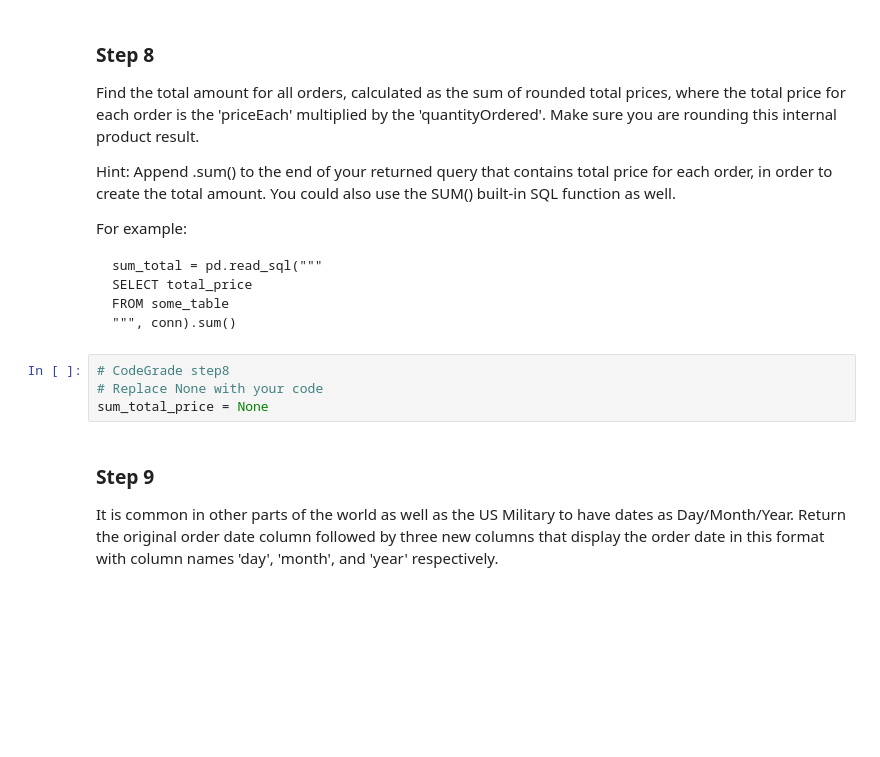
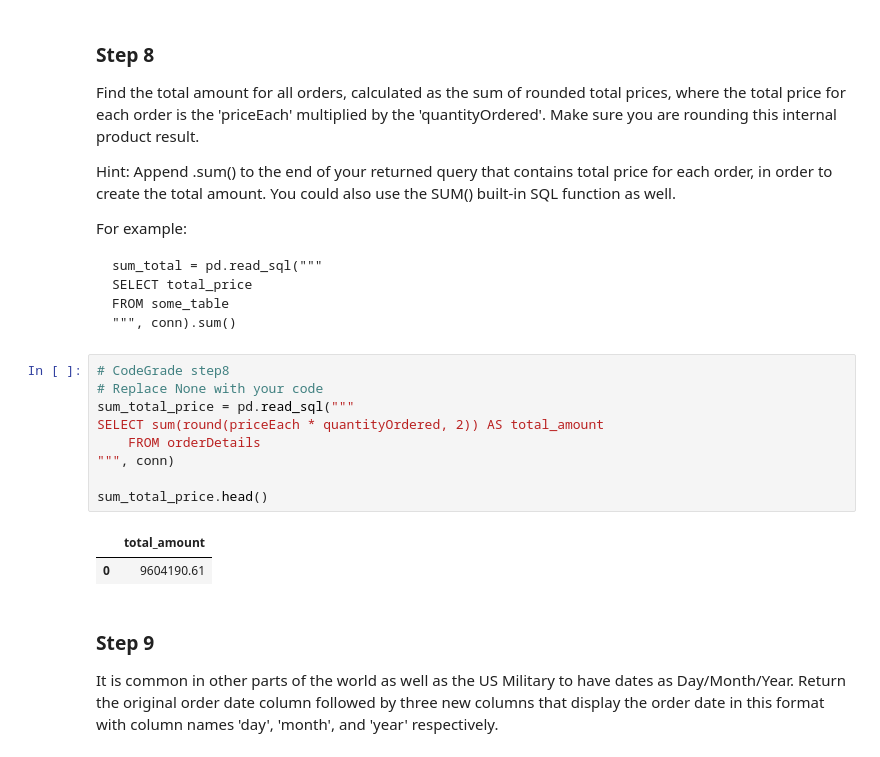
Before and after one commit to Lexie-D/DS_Course1_Week1_Module1_SQLSelectLab, a Jupyter notebook: SQLSelectLab.ipynb, the cells around one changed output. Drawn from its saved outputs; the diff is of its cells as text; blank space fills up the shorter version.

```diff
--- a/SQLSelectLab.ipynb
+++ b/SQLSelectLab.ipynb
@@ -237,7 +237,15 @@ FROM some_table
 # %%
 # CodeGrade step8
 # Replace None with your code
-sum_total_price = None
+sum_total_price = pd.read_sql("""
+SELECT sum(round(priceEach * quantityOrdered, 2)) AS total_amount
+    FROM orderDetails
+""", conn)
+
+sum_total_price.head()
+# %% [output]
+|  | total_amount |
+| 0 | 9604190.61 |
 # %% [markdown]
 ### Step 9
 
```
Also changed, not shown: parts of 6 cells of this notebook.
